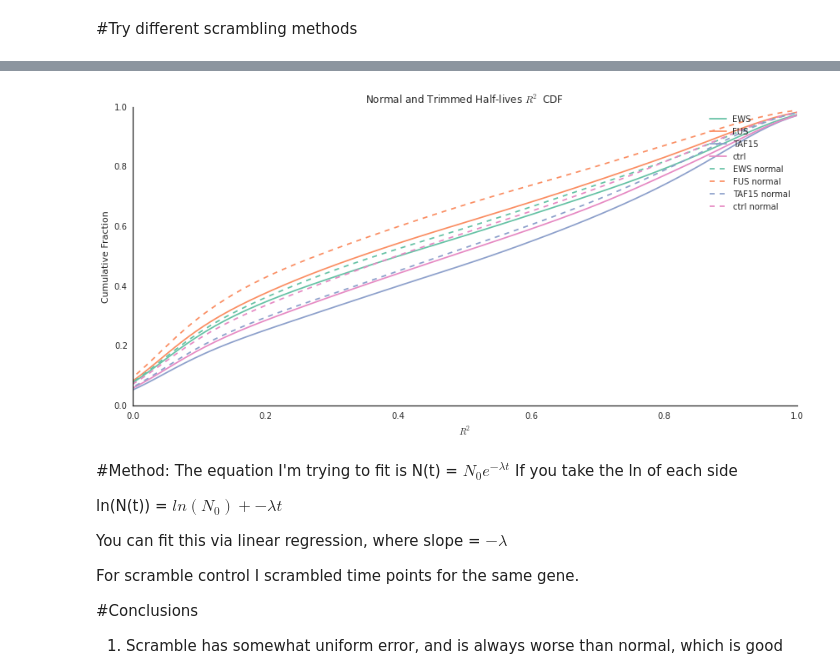
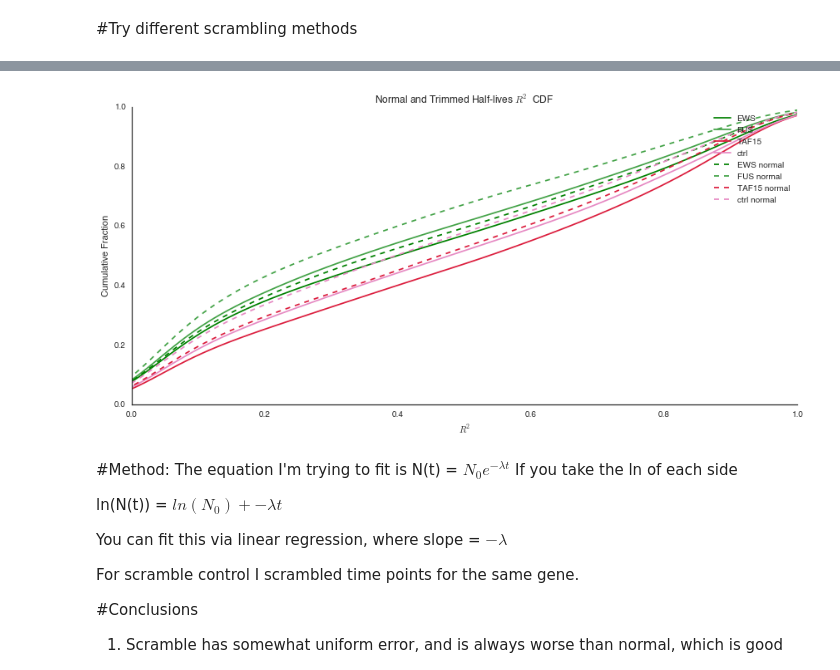
Before and after one commit to gpratt/iPython_Notebook, a Jupyter notebook: taf15/rna_stabality_analysis.ipynb, the cells around one changed output, grey strips where cells are left out. Cells and saved outputs as stored; diff of their text form; code cells hidden in the pictures.

```diff
--- a/taf15/rna_stabality_analysis.ipynb
+++ b/taf15/rna_stabality_analysis.ipynb
@@ -343,0 +440,36 @@ with dataviz.Figure(os.path.join(img_dir, "foo.svg"), figsize=(6,3)) as fig:
+# %%
+num_rows = 2
+num_cols = 1
+#with sns.set_style("ticks"):
+with dataviz.Figure(os.path.join(img_dir, "halflife_validation.svg"), figsize=(num_cols * 2, num_rows * 2.0)) as fig:
+
+    ax = fig.add_subplot(num_rows,num_cols,1)
+    dataviz.plot_cdf(good_halflives.ix['trimmed_half_lives', 'ctrl'].r2, label="Ordered", color=color_map['ctrl'], ax=ax)
+    dataviz.plot_cdf(good_halflives.ix['trimmed_shuffled_half_lives', 'ctrl'].r2, label="Shuffled", linestyle="--", color=color_map['ctrl'], ax=ax)
+    ax.set_xlim(0,1)
+    ax.set_title("Control")
+    ax.set_xlabel("$R^2$")
+    ax.set_ylabel("Cumulative Fraction")
+    sns.despine(ax=ax)
+    ax.legend(loc=0)
+
+    ax = fig.add_subplot(num_rows,num_cols,2)
+    dataviz.plot_cdf(good_halflives.ix['trimmed_half_lives', 'FUS'].r2, label="Ordered", color=color_map['FUS'], ax=ax)
+    dataviz.plot_cdf(good_halflives.ix['trimmed_shuffled_half_lives', 'FUS'].r2, label="Shuffled", linestyle="--", color=color_map['FUS'], ax=ax)
+    ax.set_xlim(0,1)
+    ax.set_title("FUS")
+    ax.set_xlabel("$R^2$")
+    ax.set_ylabel("Cumulative Fraction")
+    #ax.set_yticks([])
+    sns.despine(ax=ax)
+    ax.legend(loc=0)
+
+#     ax = fig.add_subplot(num_rows,num_cols,4)
+#     dataviz.plot_cdf(good_halflives.ix['trimmed_half_lives', 'EWS'].r2, label="Ordered", color=color_map['EWS'], ax=ax)
+#     dataviz.plot_cdf(good_halflives.ix['trimmed_shuffled_half_lives', 'EWS'].r2, label="Shuffled", linestyle="--", color=color_map['EWS'], ax=ax)
+#     ax.set_xlim(0,1)
+#     ax.set_title("EWS")
+#     ax.set_xlabel("$R^2$")
+#     ax.set_ylabel("Cumulative Fraction")
+#     sns.despine(ax=ax)
+#     ax.legend(loc=0)
@@ -344,20 +478,20 @@ with dataviz.Figure(os.path.join(img_dir, "foo.svg"), figsize=(6,3)) as fig:
 # %%
 with dataviz.Figure(os.path.join(img_dir, "foo.svg"), figsize=(12,6)) as fig:
     ax = fig.add_subplot(1,1,1)
-    for (name, df), color in zip(good_halflives.ix['trimmed_half_lives'].groupby(level="knockdown"), colors):
-        sns.kdeplot(df.r2, cumulative=True, label=name, color=color, ax=ax)
+    for name, df in good_halflives.ix['trimmed_half_lives'].groupby(level="knockdown"):
+        sns.kdeplot(df.r2, cumulative=True, label=name, color=color_map[name], ax=ax)
 
-    for (name, df), color  in zip(good_halflives.ix['half_lives'].groupby(level="knockdown"), colors):
-        sns.kdeplot(df.r2, cumulative=True, label=name + " normal", linestyle="--", color=color, ax=ax)
+    for name, df  in good_halflives.ix['half_lives'].groupby(level="knockdown"):
+        sns.kdeplot(df.r2, cumulative=True, label=name + " normal", linestyle="--", color=color_map[name], ax=ax)
 
     ax.set_xlim(0,1)
     sns.despine(ax=ax)
     ax.set_title("Normal and Trimmed Half-lives $R^2$ CDF")
     ax.set_xlabel("$R^2$")
     ax.set_ylabel("Cumulative Fraction")
     ax.legend()
 # %% [output]
-[figure, old version]
+[figure, new version]
 # %% [markdown]
 #Method:
 The equation I'm trying to fit is N(t) = $N_0e^{-\lambda t}$
```
Also changed, not shown: parts of 116 cells of this notebook, 24 other files.
